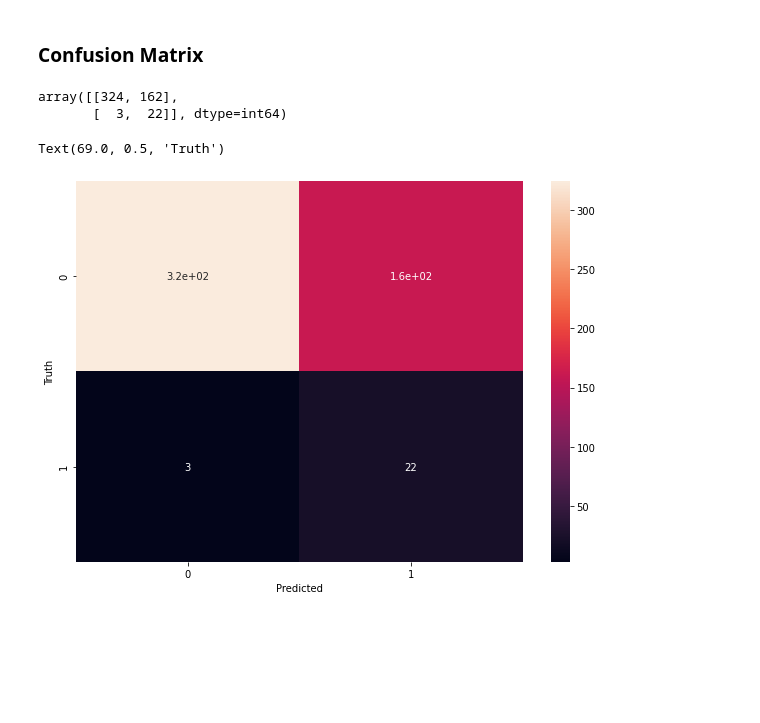
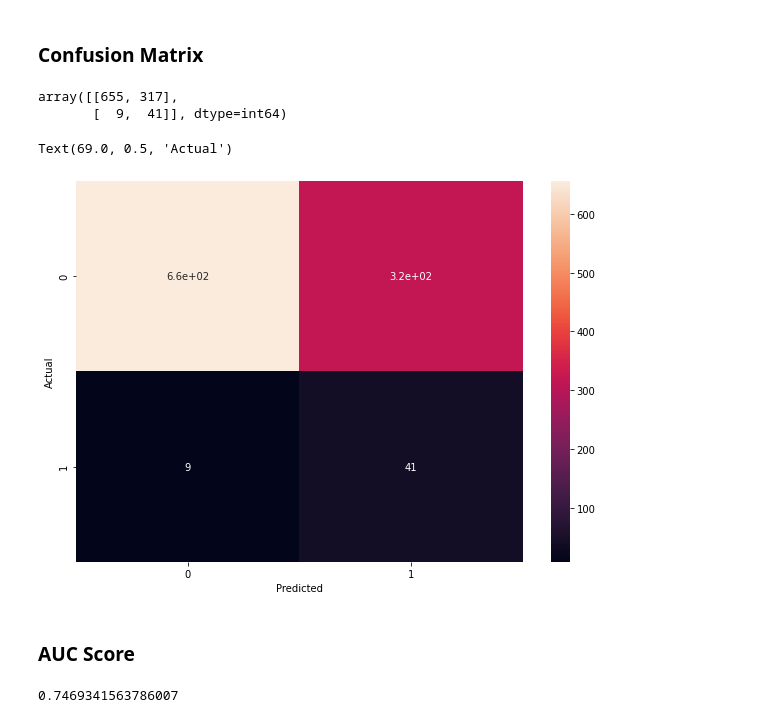
Before and after one commit to Rehan-Javed/ml_projects, a Jupyter notebook: analysis/stroke_analysis.ipynb, the cells around one changed output. Cells and saved outputs as stored; diff of their text form; code cells hidden in the pictures; blank space fills up the shorter version.

```diff
--- a/analysis/stroke_analysis.ipynb
+++ b/analysis/stroke_analysis.ipynb
@@ -369,3 +287,17 @@ pipe = make_pipeline(column_trans, logreg)
+# %%
+steps_logreg = [('Column_Transformation', column_trans),
+                #('scaler', StandardScaler(with_mean=True)),
+         ('logistic_regression', logreg)]
+
+pipeline_logreg = Pipeline(steps_logreg)
+
+parameters = {
+    'logistic_regression__max_iter': [1000, 2000, 3000],
+    'logistic_regression__solver': ['newton-cg', 'lbfgs', 'liblinear'],
+    'logistic_regression__C': [100, 10, 1.0]
+             }
+
+cv_logreg = GridSearchCV(pipeline_logreg, param_grid=parameters, cv=5)
 # %%
-pipe.fit(X_train, y_train)
+cv_logreg.fit(X_train, y_train)
 # %% [output]
@@ -386,2 +325,2 @@ we have X_test and y_test to predict now
 # %%
-pipe.predict(X_test)
+y_pred_logreg = cv_logreg.predict(X_test)
@@ -430,18 +344,20 @@ y_predicted = pipe.predict(X_test)
 # %%
 from sklearn.metrics import confusion_matrix
-cm = confusion_matrix(y_test, y_predicted)
+cm = confusion_matrix(y_test, y_pred_logreg)
 cm
 # %% [output]
-array([[324, 162],
-       [  3,  22]], dtype=int64)
+array([[655, 317],
+       [  9,  41]], dtype=int64)
 # %%
 %matplotlib inline
 import matplotlib.pyplot as plt
 import seaborn as sn
 plt.figure(figsize=(10,7))
 sn.heatmap(cm, annot=True)
 plt.xlabel('Predicted')
-plt.ylabel('Truth')
+plt.ylabel('Actual')
 # %% [output]
-Text(69.0, 0.5, 'Truth')
+Text(69.0, 0.5, 'Actual')
-[figure, old version]
+[figure, new version]
+# %% [markdown]
+### AUC Score
@@ -447,0 +367,4 @@ Text(69.0, 0.5, 'Truth')
+# %%
+roc_auc_score(y_test,y_pred_logreg)
+# %% [output]
+0.7469341563786007
```
Also changed, not shown: parts of 109 cells of this notebook.
